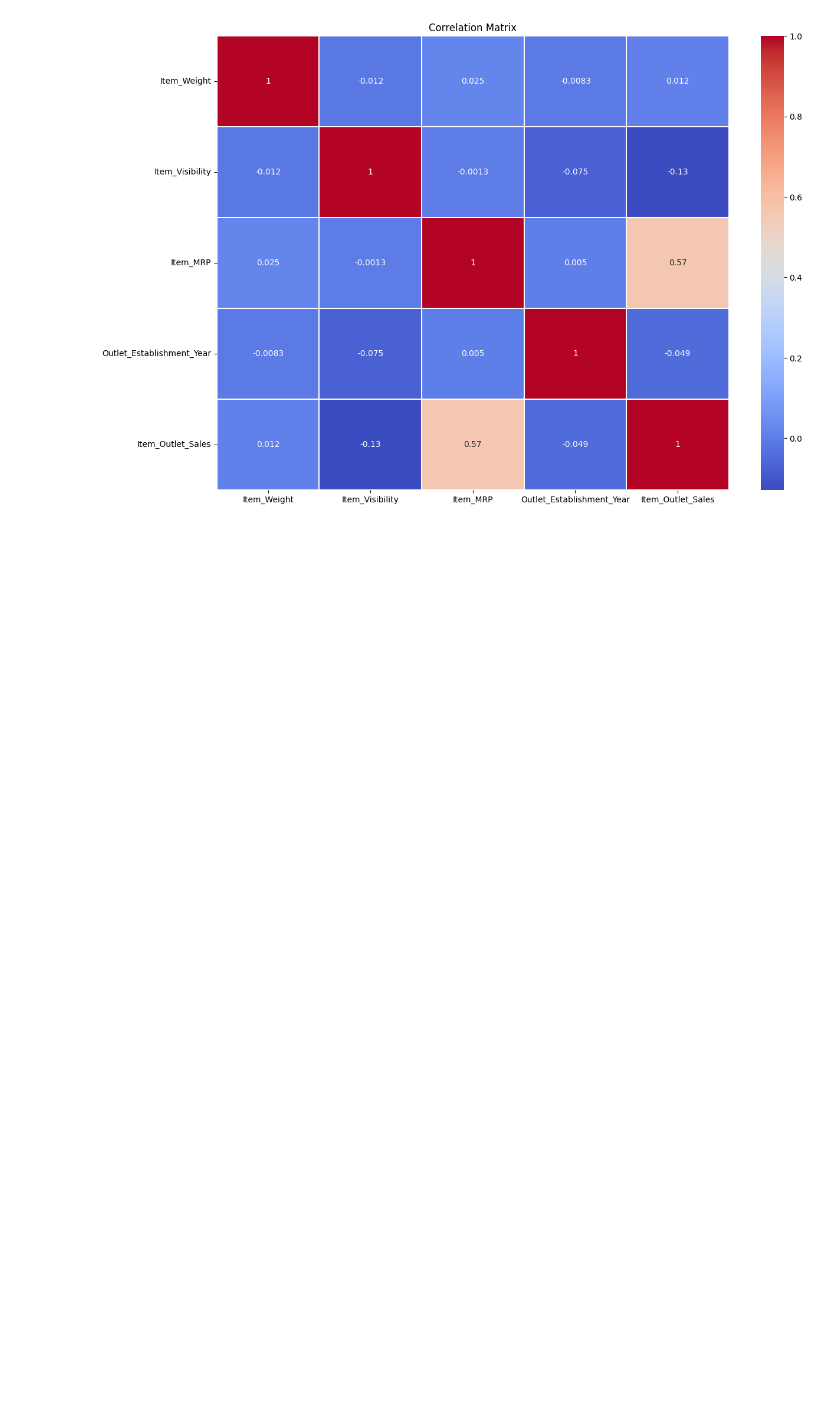
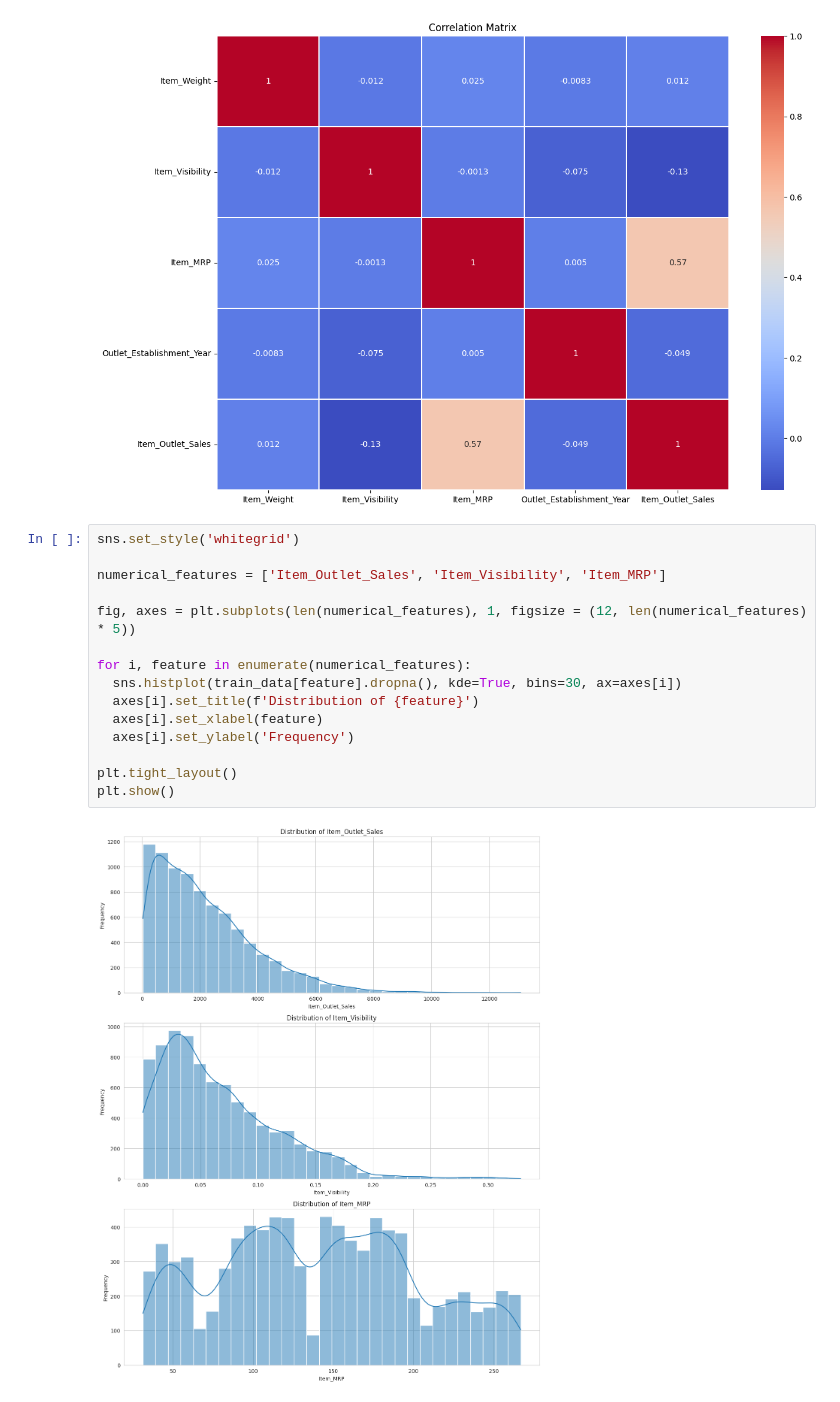
Before and after one commit to AromaDsouza/BigMart_Sales_Prediction, a Jupyter notebook: BigMart_Sales_Prediction.ipynb, the cells around one changed output. Saved outputs shown, nothing was run; the diff lists cells and outputs as text; blank space fills up the shorter version.

```diff
--- a/BigMart_Sales_Prediction.ipynb
+++ b/BigMart_Sales_Prediction.ipynb
@@ -307,3 +307,20 @@ plt.title('Correlation Matrix')
 plt.show()
 # %% [output]
 [figure]
+# %%
+sns.set_style('whitegrid')
+
+numerical_features = ['Item_Outlet_Sales', 'Item_Visibility', 'Item_MRP']
+
+fig, axes = plt.subplots(len(numerical_features), 1, figsize = (12, len(numerical_features) * 5))
+
+for i, feature in enumerate(numerical_features):
+  sns.histplot(train_data[feature].dropna(), kde=True, bins=30, ax=axes[i])
+  axes[i].set_title(f'Distribution of {feature}')
+  axes[i].set_xlabel(feature)
+  axes[i].set_ylabel('Frequency')
+
+plt.tight_layout()
+plt.show()
+# %% [output]
+[figure, added]
```
Also changed, not shown: parts of 7 cells of this notebook.
